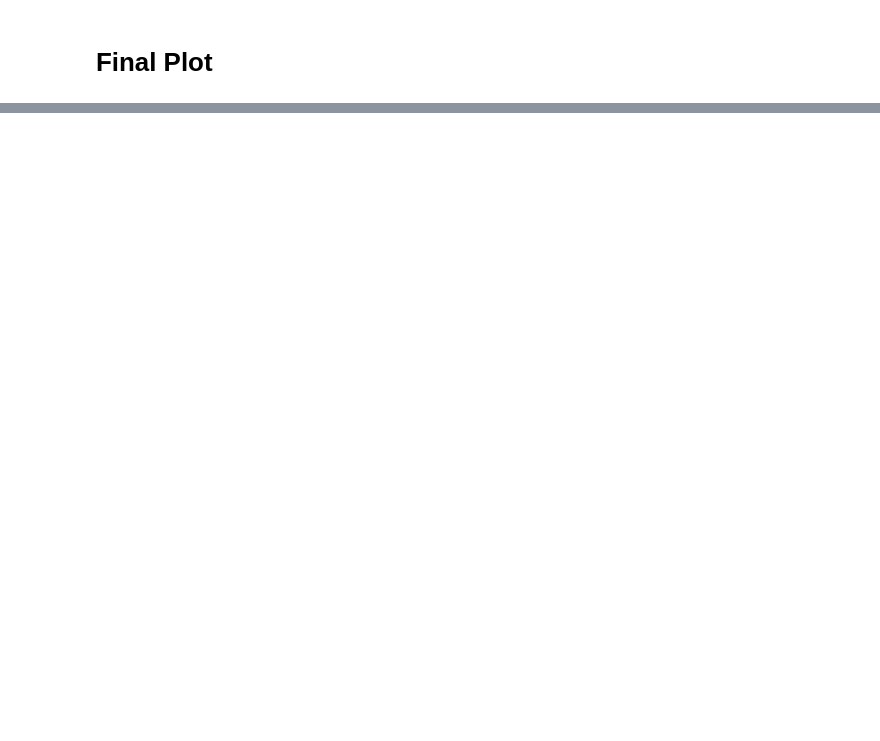
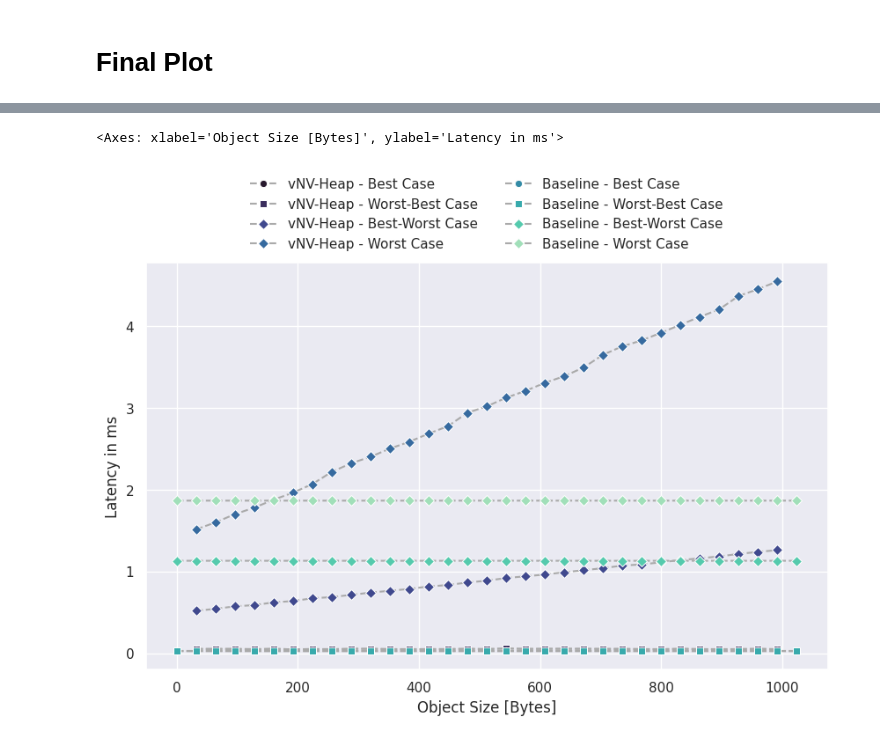
Before and after one commit to markus-gerber/vnv-heap, a Jupyter notebook: zephyr/vnv_heap_benchmark/analysis/get_ref.ipynb, the cells around one changed output, grey strips where cells are left out. Cells and saved outputs as stored; diff of their text form; code cells hidden in the pictures; blank space fills up the shorter version.

Commit message:
plot

```diff
--- a/zephyr/vnv_heap_benchmark/analysis/get_ref.ipynb
+++ b/zephyr/vnv_heap_benchmark/analysis/get_ref.ipynb
@@ -2,8 +2,10 @@
 # Get Immutable Reference Benchmarks
 # %%
 # select measurement file
-#file_name = "../output/2024-05-22 10-14-20 get1.json"
-file_name = "../output/2024-11-12 21-29-27 full.json"
+files = [
+    "../output/2024-12-01 19-55-29 get.json",
+    "../output/2024-12-01 19-57-26 baseline get.json",
+]
 
 # select style options
 grey_fill_between = False
@@ -14,9 +16,15 @@ if grey_fill_between:
     fill_between_args = {"color": "grey"}
 else:
     fill_between_args = {}
+
+show_error_bar = False
+
+unit = "ms"
 # %%
 # parse data
 import json
 
-with open(file_name) as file:
-    raw_data = json.load(file)
+raw_data = []
+for file_name in files:
+    with open(file_name) as file:
+        raw_data.extend(json.load(file))
@@ -325,0 +92,43 @@ plt.savefig(f"../figures/get_ref_presentation_2.pdf", bbox_inches='tight', facec
+# %%
+from util.plot import plot_lines
+
+scale = 32
+max_size = 1024
+
+def get_plot_data(dataset, marker_dict):
+    res = []
+    for id in dataset["benchmark_id"].unique():
+        row = dataset[dataset["benchmark_id"] == id].iloc[0].to_dict()
+        data = dataset[dataset["benchmark_id"] == id]
+        data = data[data["options.object_size"] % scale == 0]
+
+        res.append({
+            "name": f"{row["dataset_type"]} - {row["benchmark_title"]}",
+            "x": "options.object_size",
+            "y": "mean",
+            "marker": marker_dict[row["benchmark_title"]],
+            "data": data
+        })
+
+
+    return res
+
+plot_data = get_plot_data(dataset, {
+    "Best Case": "o",
+    "Worst-Best Case": "s",
+    "Best-Worst Case": "D",
+    "Worst Case": "D"
+})
+
+options = {
+    "data": plot_data,
+    "scale": unit,
+    "x_label": "Object Size [Bytes]",
+    "y_label": f"Latency in {unit}",
+    "legend_cols": 2
+}
+
+plot_lines(options)
+# %% [output]
+<Axes: xlabel='Object Size [Bytes]', ylabel='Latency in ms'>
+[figure, added]
```
Also changed, not shown: parts of 9 cells of this notebook, 4 other files.
